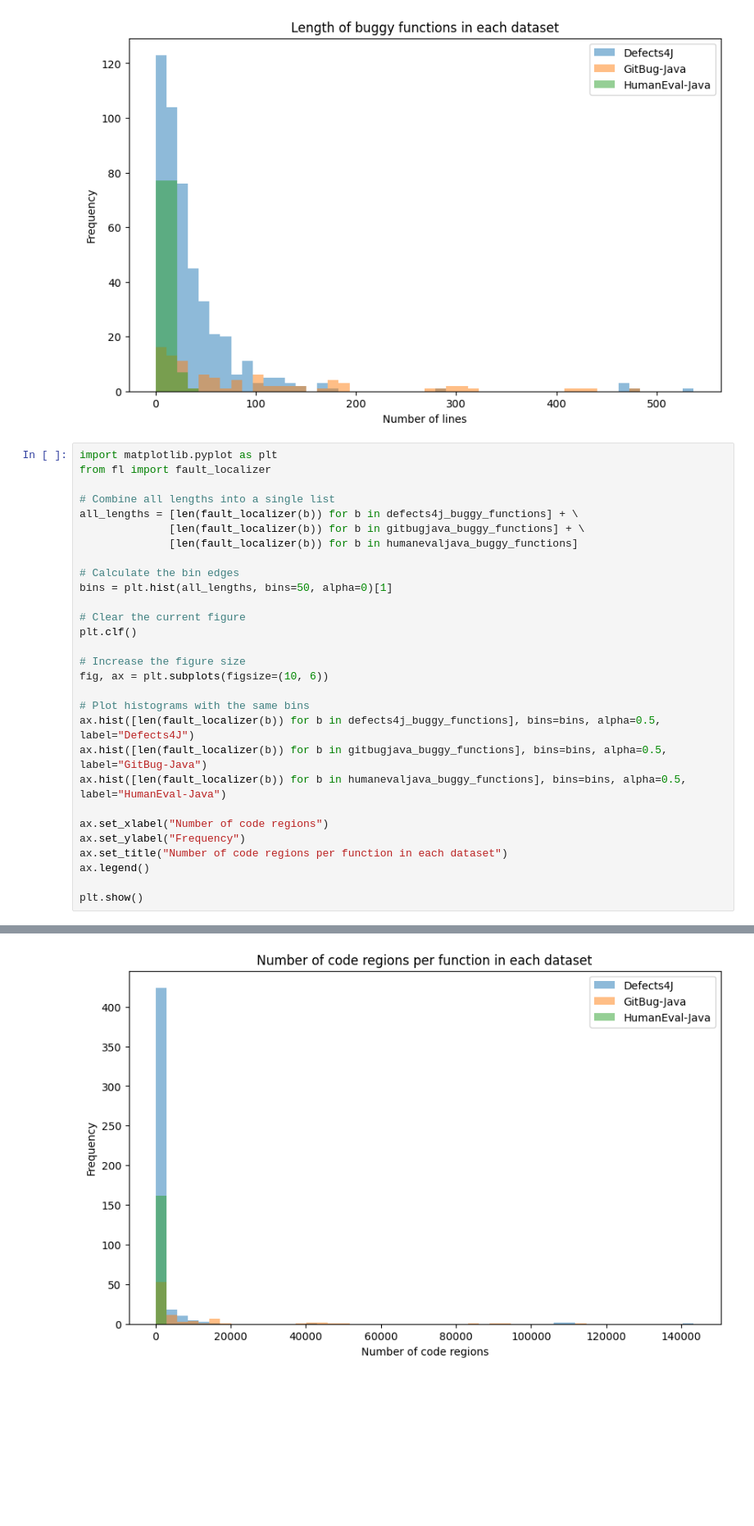
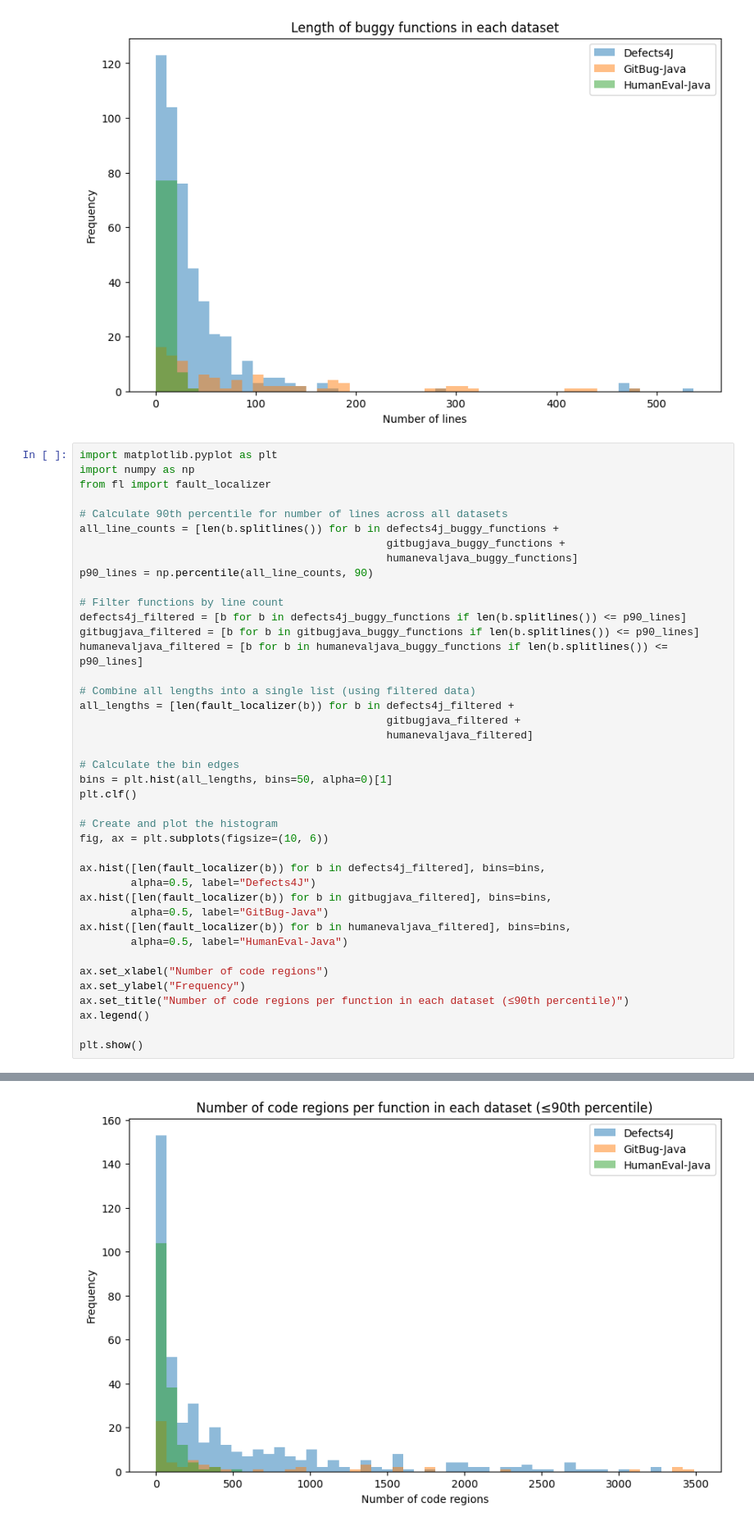
Before and after one commit to ASSERT-KTH/repairllama, a Jupyter notebook: src/fl/analyse_fl.ipynb, the cells around one changed output, grey strips where cells are left out. Shown: that part at 82% size. Drawn from its saved outputs; the diff is of its cells as text; blank space fills up the shorter version.

```diff
--- a/src/fl/analyse_fl.ipynb
+++ b/src/fl/analyse_fl.ipynb
@@ -46,33 +130,45 @@ plt.show()
 [figure]
 # %%
 import matplotlib.pyplot as plt
+import numpy as np
 from fl import fault_localizer
 
-# Combine all lengths into a single list
-all_lengths = [len(fault_localizer(b)) for b in defects4j_buggy_functions] + \
-              [len(fault_localizer(b)) for b in gitbugjava_buggy_functions] + \
-              [len(fault_localizer(b)) for b in humanevaljava_buggy_functions]
+# Calculate 90th percentile for number of lines across all datasets
+all_line_counts = [len(b.splitlines()) for b in defects4j_buggy_functions +
+                                                gitbugjava_buggy_functions +
+                                                humanevaljava_buggy_functions]
+p90_lines = np.percentile(all_line_counts, 90)
+
+# Filter functions by line count
+defects4j_filtered = [b for b in defects4j_buggy_functions if len(b.splitlines()) <= p90_lines]
+gitbugjava_filtered = [b for b in gitbugjava_buggy_functions if len(b.splitlines()) <= p90_lines]
+humanevaljava_filtered = [b for b in humanevaljava_buggy_functions if len(b.splitlines()) <= p90_lines]
+
+# Combine all lengths into a single list (using filtered data)
+all_lengths = [len(fault_localizer(b)) for b in defects4j_filtered +
+                                                gitbugjava_filtered +
+                                                humanevaljava_filtered]
 
 # Calculate the bin edges
 bins = plt.hist(all_lengths, bins=50, alpha=0)[1]
-
-# Clear the current figure
 plt.clf()
 
-# Increase the figure size
+# Create and plot the histogram
 fig, ax = plt.subplots(figsize=(10, 6))
 
-# Plot histograms with the same bins
-ax.hist([len(fault_localizer(b)) for b in defects4j_buggy_functions], bins=bins, alpha=0.5, label="Defects4J")
-ax.hist([len(fault_localizer(b)) for b in gitbugjava_buggy_functions], bins=bins, alpha=0.5, label="GitBug-Java")
-ax.hist([len(fault_localizer(b)) for b in humanevaljava_buggy_functions], bins=bins, alpha=0.5, label="HumanEval-Java")
+ax.hist([len(fault_localizer(b)) for b in defects4j_filtered], bins=bins,
+        alpha=0.5, label="Defects4J")
+ax.hist([len(fault_localizer(b)) for b in gitbugjava_filtered], bins=bins,
+        alpha=0.5, label="GitBug-Java")
+ax.hist([len(fault_localizer(b)) for b in humanevaljava_filtered], bins=bins,
+        alpha=0.5, label="HumanEval-Java")
 
 ax.set_xlabel("Number of code regions")
 ax.set_ylabel("Frequency")
-ax.set_title("Number of code regions per function in each dataset")
+ax.set_title("Number of code regions per function in each dataset (≤90th percentile)")
 ax.legend()
 
 plt.show()
 # %% [output]
 <Figure size 640x480 with 0 Axes>
-[figure, old version]
+[figure, new version]
```
Also changed, not shown: parts of 2 cells of this notebook.
